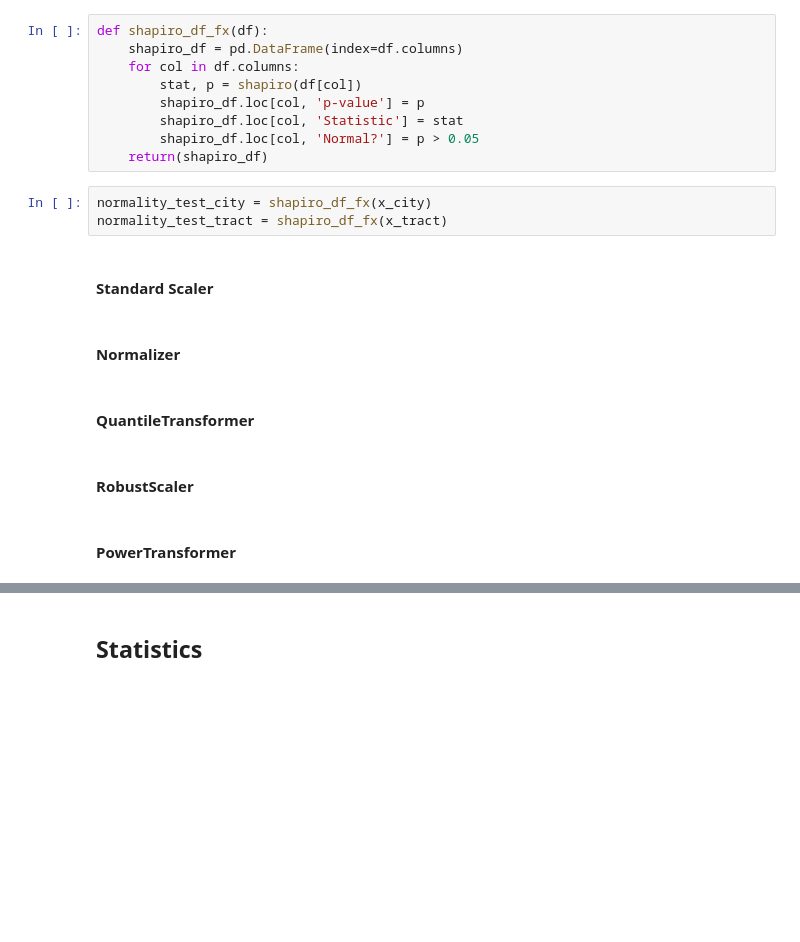
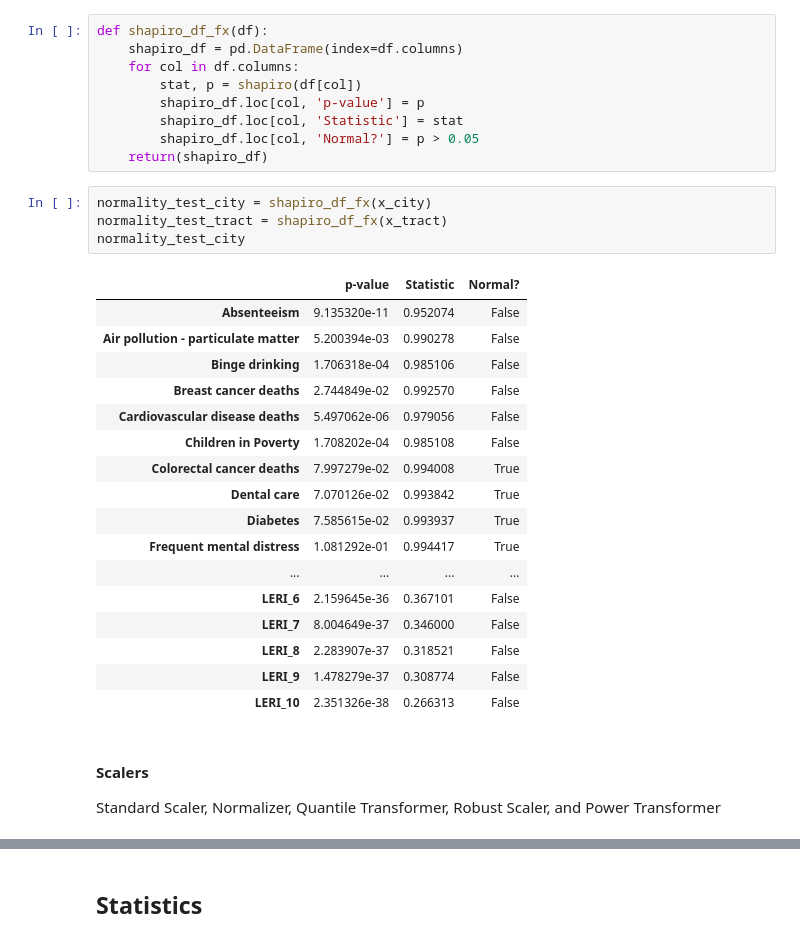
Before and after one commit to lilfetz22/Health_Scores_CAP2, a Jupyter notebook: scripts/Health_Scores_EDA.ipynb, the cells around one changed output, grey strips where cells are left out. Saved outputs shown, nothing was run; the diff lists cells and outputs as text; blank space fills up the shorter version.

```diff
--- a/scripts/Health_Scores_EDA.ipynb
+++ b/scripts/Health_Scores_EDA.ipynb
@@ -695,13 +707,25 @@ def shapiro_df_fx(df):
 # %%
 normality_test_city = shapiro_df_fx(x_city)
 normality_test_tract = shapiro_df_fx(x_tract)
+normality_test_city
+# %% [output]
+|  | p-value | Statistic | Normal? |
+| Absenteeism | 9.135320e-11 | 0.952074 | False |
+| Air pollution - particulate matter | 5.200394e-03 | 0.990278 | False |
+| Binge drinking | 1.706318e-04 | 0.985106 | False |
+| Breast cancer deaths | 2.744849e-02 | 0.992570 | False |
+| Cardiovascular disease deaths | 5.497062e-06 | 0.979056 | False |
+| Children in Poverty | 1.708202e-04 | 0.985108 | False |
+| Colorectal cancer deaths | 7.997279e-02 | 0.994008 | True |
+| Dental care | 7.070126e-02 | 0.993842 | True |
+| Diabetes | 7.585615e-02 | 0.993937 | True |
+| Frequent mental distress | 1.081292e-01 | 0.994417 | True |
+| ... | ... | ... | ... |
+| LERI_6 | 2.159645e-36 | 0.367101 | False |
+| LERI_7 | 8.004649e-37 | 0.346000 | False |
+| LERI_8 | 2.283907e-37 | 0.318521 | False |
+| LERI_9 | 1.478279e-37 | 0.308774 | False |
+| LERI_10 | 2.351326e-38 | 0.266313 | False |
-# %% [markdown]
-#### Standard Scaler
-# %% [markdown]
-#### Normalizer
-# %% [markdown]
-#### QuantileTransformer
-# %% [markdown]
-#### RobustScaler
-# %% [markdown]
-#### PowerTransformer
+# %% [markdown]
+#### Scalers
+Standard Scaler, Normalizer, Quantile Transformer, Robust Scaler, and Power Transformer
```
Also changed, not shown: parts of 32 cells of this notebook, 4 other files.
